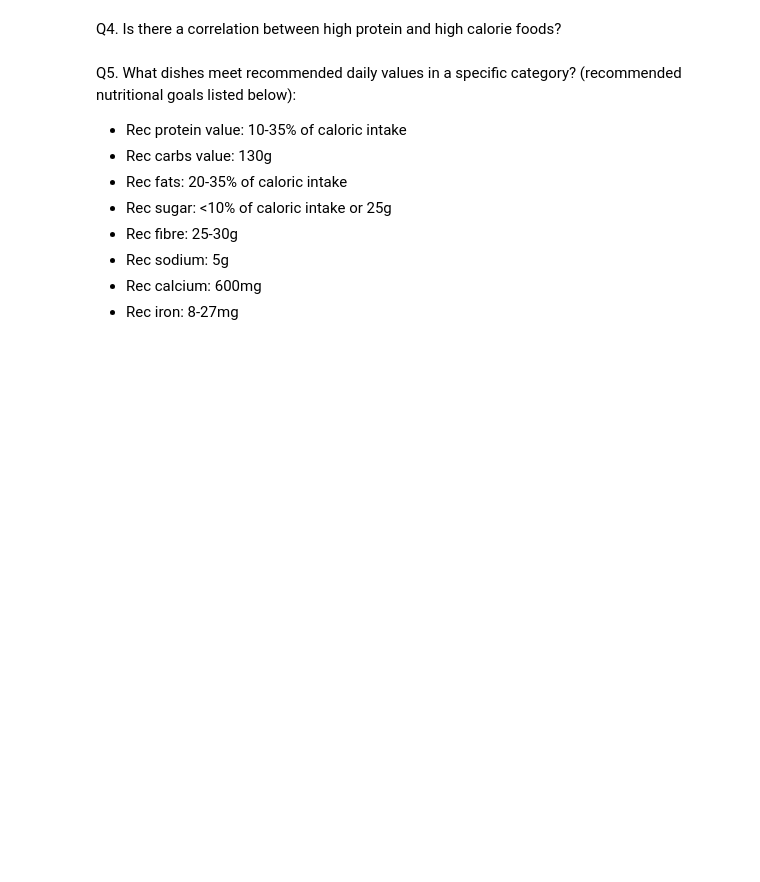
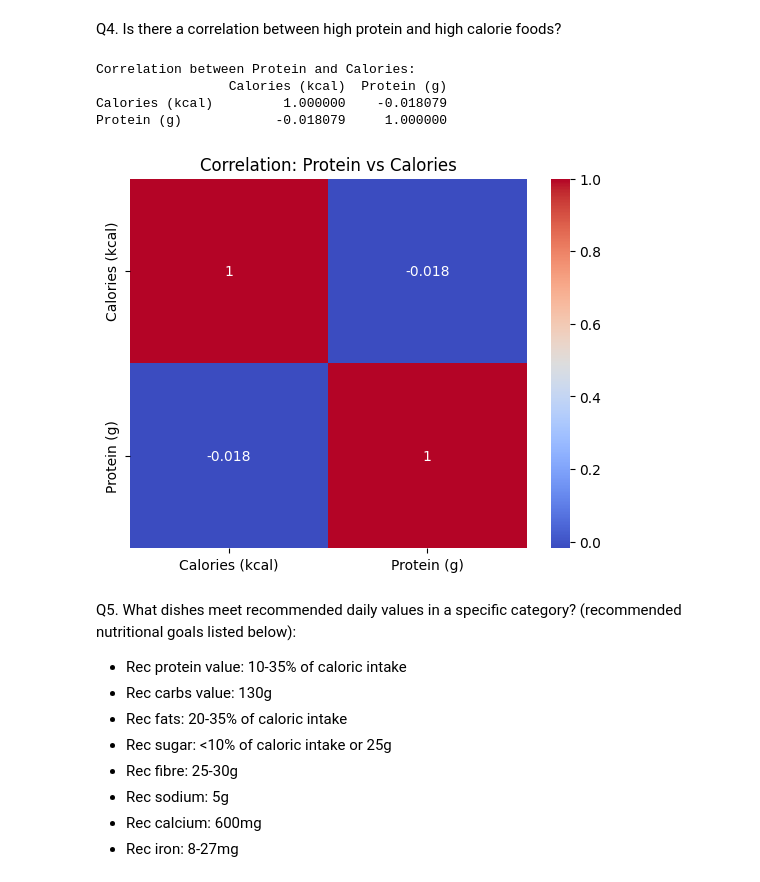
Before and after one commit to coheejelly/DS220_finalProject, a Jupyter notebook: DS220project.ipynb, the cells around one changed output. Cells and saved outputs as stored; diff of their text form; code cells hidden in the pictures; blank space fills up the shorter version.

```diff
--- a/DS220project.ipynb
+++ b/DS220project.ipynb
@@ -243,6 +243,24 @@ plt.show()
 [figure]
 # %% [markdown]
 Q4. Is there a correlation between high protein and high calorie foods?
+# %%
+pro_n_cals = nutr_data[['Calories (kcal)', 'Protein (g)']]
+
+# Calculate correlation
+correlation= pro_n_cals.corr(method='pearson')
+
+print("Correlation between Protein and Calories:")
+print(correlation)
+
+sns.heatmap(correlation, annot=True, cmap='coolwarm')
+plt.title("Correlation: Protein vs Calories")
+plt.show()
+# %% [output]
+Correlation between Protein and Calories:
+                 Calories (kcal)  Protein (g)
+Calories (kcal)         1.000000    -0.018079
+Protein (g)            -0.018079     1.000000
+[figure, added]
 # %% [markdown]
 Q5. What dishes meet recommended daily values in a specific category? (recommended nutritional goals listed below):<br>
 - Rec protein value: 10-35% of caloric intake <br>
```
Also changed, not shown: parts of 1 cell of this notebook.
